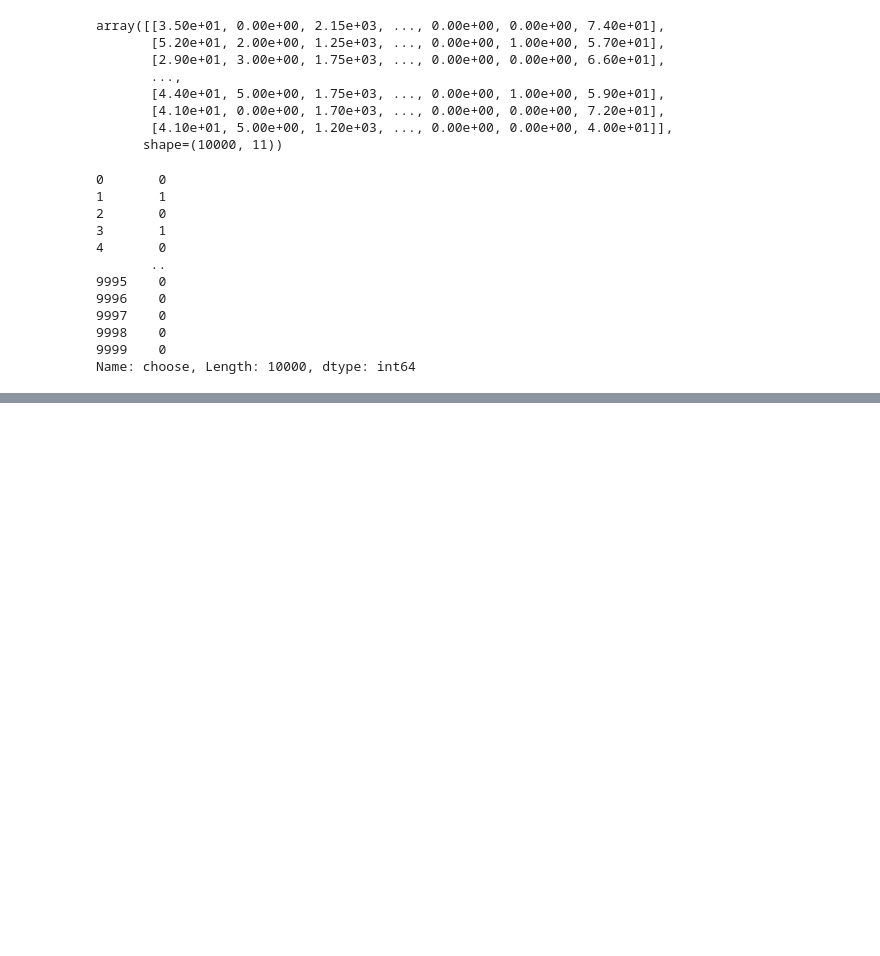
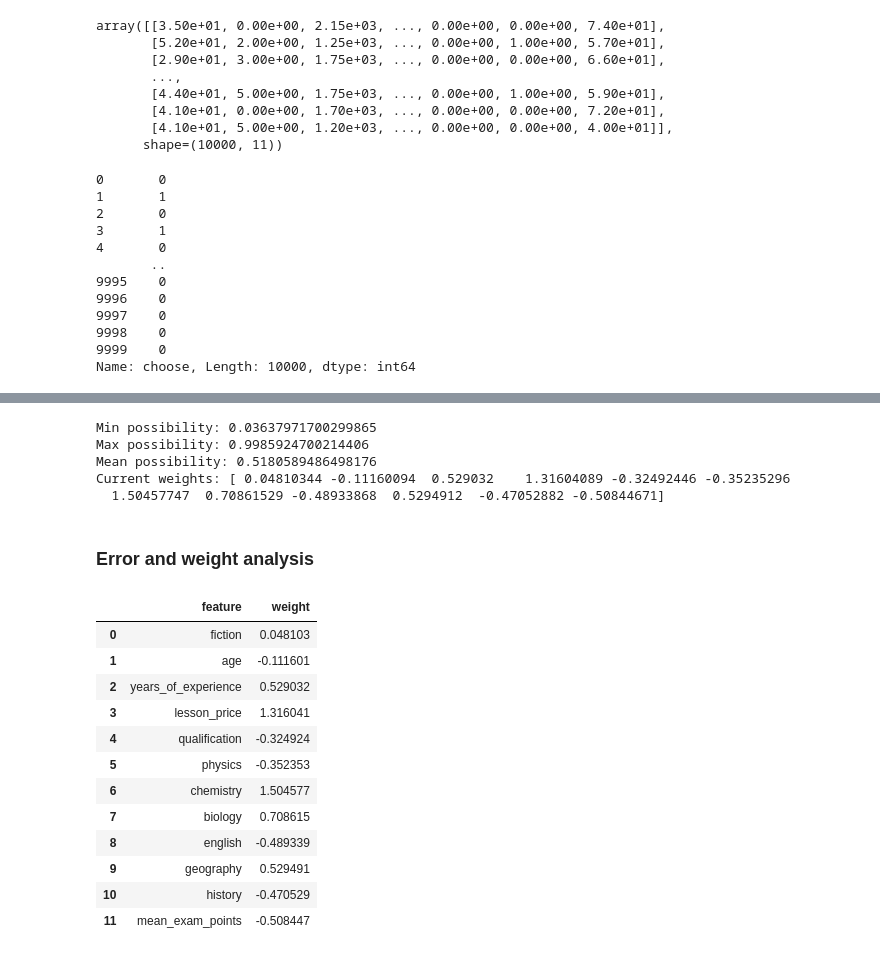
Before and after one commit to SpaceMakerc/tutor_prediction, a Jupyter notebook: predict_model_v1.ipynb, the cells around one changed output, grey strips where cells are left out. Saved outputs shown, nothing was run; the diff lists cells and outputs as text; code cells hidden in the pictures; blank space fills up the shorter version.

```diff
--- a/predict_model_v1.ipynb
+++ b/predict_model_v1.ipynb
@@ -648,6 +652,9 @@ def split_test_train(X, y, proportion, random_seed=None):
     return X_train, X_test, y_train, y_test
 # %% [markdown]
 ### Обучение на baseline model
+# %%
+df_train = pd.read_csv("train.csv")
+df_train.drop("Id", axis=1, inplace=True)
 # %%
 # Initialization
 df_main_columns = df_train.columns[: -1]
@@ -696,2 +708,36 @@ logistic_regression.eval_model(X=X_train, y=y_train, iterations=1000)
 # %%
-train_predictions, train_proba = logistic_regression.calc_prediction(X=X_train)
+train_predictions, train_proba = logistic_regression.calc_prediction(X=X_train_scaled)
+# %% [output]
+Min possibility: 0.03637971700299865
+Max possibility: 0.9985924700214406
+Mean possibility: 0.5180589486498176
+Current weights: [ 0.04810344 -0.11160094  0.529032    1.31604089 -0.32492446 -0.35235296
+  1.50457747  0.70861529 -0.48933868  0.5294912  -0.47052882 -0.50844671]
+# %% [markdown]
+### Error and weight analysis
+# %%
+features = ["fiction"]
+features.extend(df_train.columns[: -1])
+feature_weights = pd.DataFrame(
+    {
+        "feature": features,#["fiction"] + df_train.columns[: -1],
+        "weight": logistic_regression.weights
+    },
+    columns=["feature", "weight"]
+)
+# %%
+feature_weights
+# %% [output]
+|  | feature | weight |
+| 0 | fiction | 0.048103 |
+| 1 | age | -0.111601 |
+| 2 | years_of_experience | 0.529032 |
+| 3 | lesson_price | 1.316041 |
+| 4 | qualification | -0.324924 |
+| 5 | physics | -0.352353 |
+| 6 | chemistry | 1.504577 |
+| 7 | biology | 0.708615 |
+| 8 | english | -0.489339 |
+| 9 | geography | 0.529491 |
+| 10 | history | -0.470529 |
+| 11 | mean_exam_points | -0.508447 |
```
Also changed, not shown: parts of 9 cells of this notebook.
